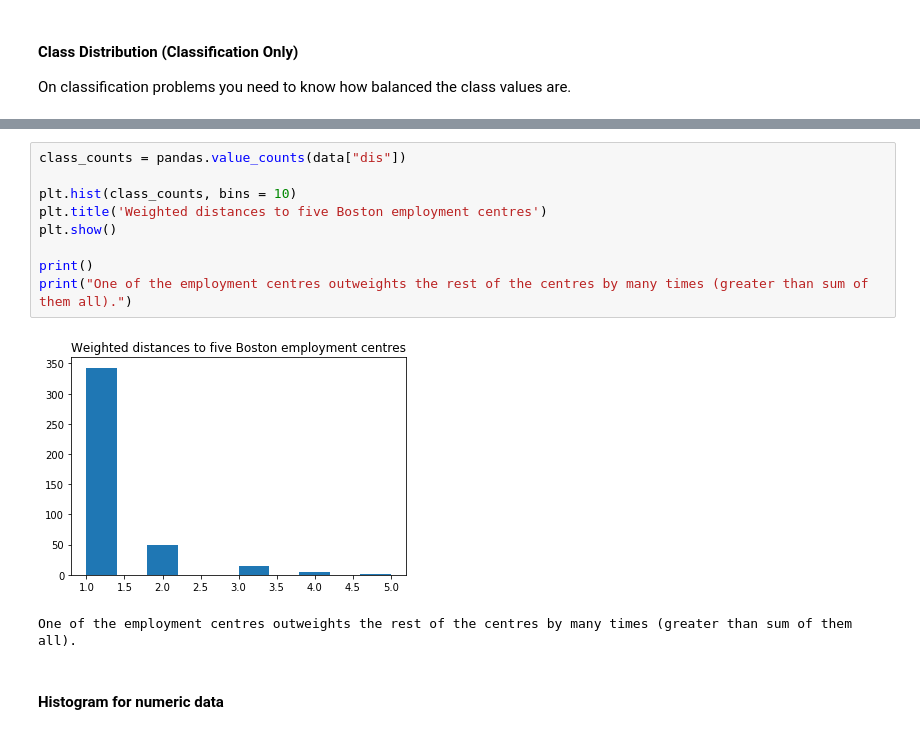
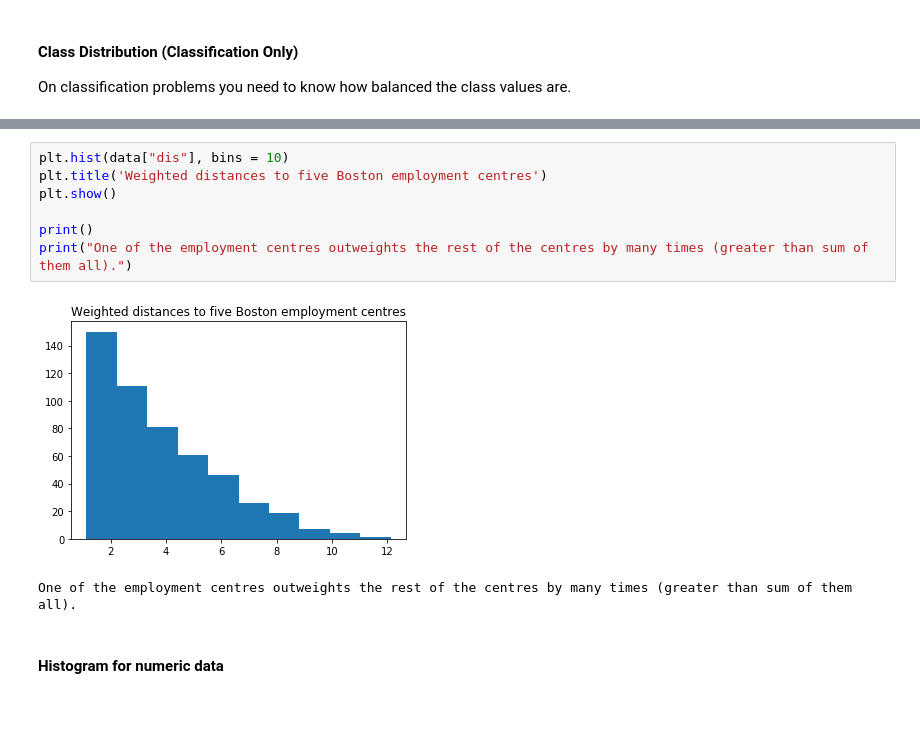
Before and after one commit to neomatrix369/awesome-ai-ml-dl, a Jupyter notebook: notebooks/jupyter/data/01_Exploratory_Data_Analysis_(Do_we_know_our_data).ipynb, the cells around one changed output, grey strips where cells are left out. Cells and saved outputs as stored; diff of their text form.

Commit message:
fix issue with showing housing names + class_counts var missing

```diff
--- a/notebooks/jupyter/data/01_Exploratory_Data_Analysis_(Do_we_know_our_data).ipynb
+++ b/notebooks/jupyter/data/01_Exploratory_Data_Analysis_(Do_we_know_our_data).ipynb
@@ -282,14 +292,12 @@ On classification problems you need to know how balanced the class values are.
 # %%
-class_counts = pandas.value_counts(data["dis"])
-
-plt.hist(class_counts, bins = 10)
+plt.hist(data["dis"], bins = 10)
 plt.title('Weighted distances to five Boston employment centres')
 plt.show()
 
 print()
 print("One of the employment centres outweights the rest of the centres by many times (greater than sum of them all).")
 # %% [output]
-[figure, old version]
+[figure, new version]
 One of the employment centres outweights the rest of the centres by many times (greater than sum of them all).
 # %% [markdown]
 #### Histogram for numeric data
```
Also changed, not shown: parts of 3 cells of this notebook.
